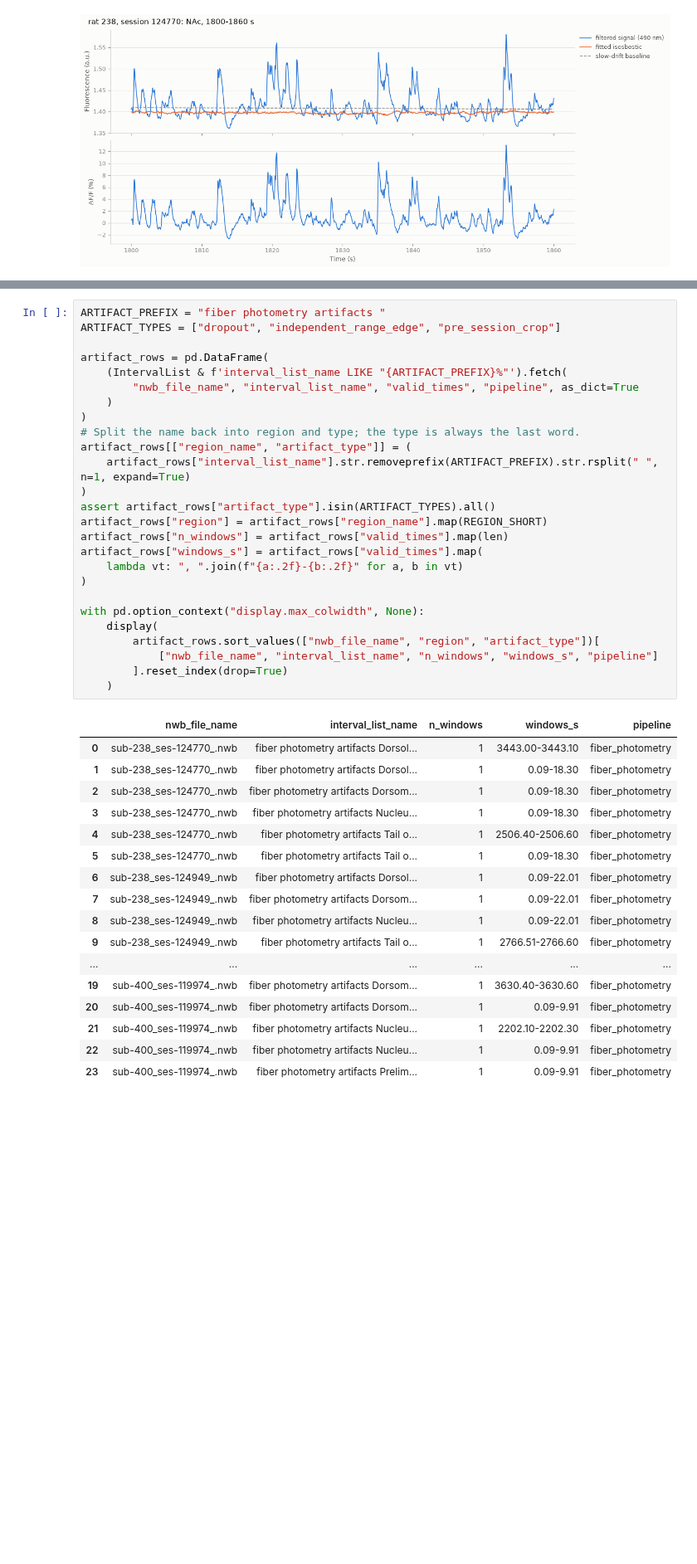
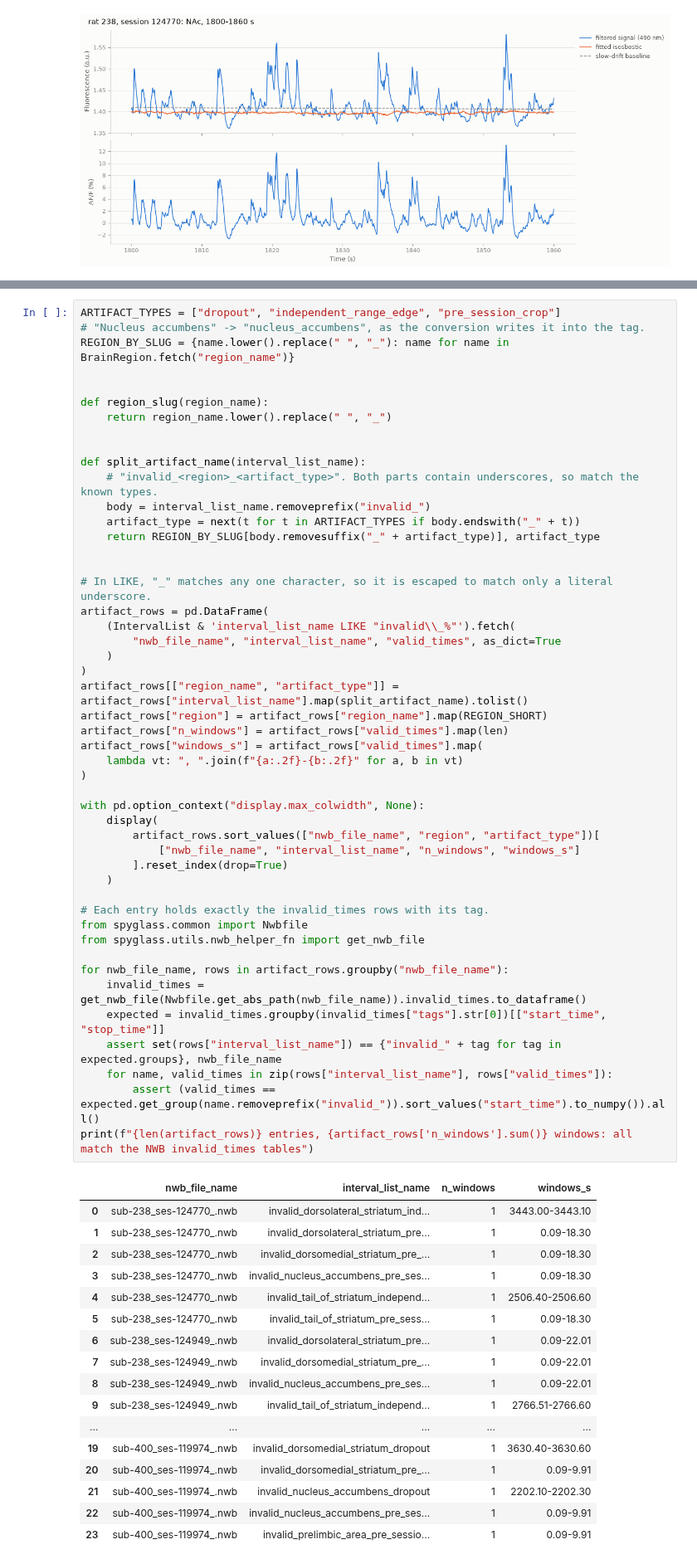
Before and after one commit to catalystneuro/hanks-lab-to-nwb, a Jupyter notebook: spyglass/tutorials/spyglass_fiber_photometry_tutorial.ipynb, the cells around one changed output, grey strips where cells are left out. Shown at 83% size. Saved outputs shown, nothing was run; the diff lists cells and outputs as text; blank space fills up the shorter version.

```diff
--- a/spyglass/tutorials/spyglass_fiber_photometry_tutorial.ipynb
+++ b/spyglass/tutorials/spyglass_fiber_photometry_tutorial.ipynb
@@ -517,44 +519,66 @@ Spyglass does not ingest that table, so `spyglass/insert_intervals.py` inserts i
 # %%
-ARTIFACT_PREFIX = "fiber photometry artifacts "
 ARTIFACT_TYPES = ["dropout", "independent_range_edge", "pre_session_crop"]
+# "Nucleus accumbens" -> "nucleus_accumbens", as the conversion writes it into the tag.
+REGION_BY_SLUG = {name.lower().replace(" ", "_"): name for name in BrainRegion.fetch("region_name")}
 
+
+def region_slug(region_name):
+    return region_name.lower().replace(" ", "_")
+
+
+def split_artifact_name(interval_list_name):
+    # "invalid_<region>_<artifact_type>". Both parts contain underscores, so match the known types.
+    body = interval_list_name.removeprefix("invalid_")
+    artifact_type = next(t for t in ARTIFACT_TYPES if body.endswith("_" + t))
+    return REGION_BY_SLUG[body.removesuffix("_" + artifact_type)], artifact_type
+
+
+# In LIKE, "_" matches any one character, so it is escaped to match only a literal underscore.
 artifact_rows = pd.DataFrame(
-    (IntervalList & f'interval_list_name LIKE "{ARTIFACT_PREFIX}%"').fetch(
-        "nwb_file_name", "interval_list_name", "valid_times", "pipeline", as_dict=True
+    (IntervalList & 'interval_list_name LIKE "invalid\\_%"').fetch(
+        "nwb_file_name", "interval_list_name", "valid_times", as_dict=True
     )
 )
-# Split the name back into region and type; the type is always the last word.
-artifact_rows[["region_name", "artifact_type"]] = (
-    artifact_rows["interval_list_name"].str.removeprefix(ARTIFACT_PREFIX).str.rsplit(" ", n=1, expand=True)
-)
-assert artifact_rows["artifact_type"].isin(ARTIFACT_TYPES).all()
+artifact_rows[["region_name", "artifact_type"]] = artifact_rows["interval_list_name"].map(split_artifact_name).tolist()
 artifact_rows["region"] = artifact_rows["region_name"].map(REGION_SHORT)
 artifact_rows["n_windows"] = artifact_rows["valid_times"].map(len)
 artifact_rows["windows_s"] = artifact_rows["valid_times"].map(
     lambda vt: ", ".join(f"{a:.2f}-{b:.2f}" for a, b in vt)
 )
 
 with pd.option_context("display.max_colwidth", None):
     display(
         artifact_rows.sort_values(["nwb_file_name", "region", "artifact_type"])[
-            ["nwb_file_name", "interval_list_name", "n_windows", "windows_s", "pipeline"]
+            ["nwb_file_name", "interval_list_name", "n_windows", "windows_s"]
         ].reset_index(drop=True)
     )
+
+# Each entry holds exactly the invalid_times rows with its tag.
+from spyglass.common import Nwbfile
+from spyglass.utils.nwb_helper_fn import get_nwb_file
+
+for nwb_file_name, rows in artifact_rows.groupby("nwb_file_name"):
+    invalid_times = get_nwb_file(Nwbfile.get_abs_path(nwb_file_name)).invalid_times.to_dataframe()
+    expected = invalid_times.groupby(invalid_times["tags"].str[0])[["start_time", "stop_time"]]
+    assert set(rows["interval_list_name"]) == {"invalid_" + tag for tag in expected.groups}, nwb_file_name
+    for name, valid_times in zip(rows["interval_list_name"], rows["valid_times"]):
+        assert (valid_times == expected.get_group(name.removeprefix("invalid_")).sort_values("start_time").to_numpy()).all()
+print(f"{len(artifact_rows)} entries, {artifact_rows['n_windows'].sum()} windows: all match the NWB invalid_times tables")
 # %% [output]
-|  | nwb_file_name | interval_list_name | n_windows | windows_s | pipeline |
-| 0 | sub-238_ses-124770_.nwb | fiber photometry artifacts Dorsol... | 1 | 3443.00-3443.10 | fiber_photometry |
-| 1 | sub-238_ses-124770_.nwb | fiber photometry artifacts Dorsol... | 1 | 0.09-18.30 | fiber_photometry |
-| 2 | sub-238_ses-124770_.nwb | fiber photometry artifacts Dorsom... | 1 | 0.09-18.30 | fiber_photometry |
-| 3 | sub-238_ses-124770_.nwb | fiber photometry artifacts Nucleu... | 1 | 0.09-18.30 | fiber_photometry |
-| 4 | sub-238_ses-124770_.nwb | fiber photometry artifacts Tail o... | 1 | 2506.40-2506.60 | fiber_photometry |
-| 5 | sub-238_ses-124770_.nwb | fiber photometry artifacts Tail o... | 1 | 0.09-18.30 | fiber_photometry |
-| 6 | sub-238_ses-124949_.nwb | fiber photometry artifacts Dorsol... | 1 | 0.09-22.01 | fiber_photometry |
-| 7 | sub-238_ses-124949_.nwb | fiber photometry artifacts Dorsom... | 1 | 0.09-22.01 | fiber_photometry |
-| 8 | sub-238_ses-124949_.nwb | fiber photometry artifacts Nucleu... | 1 | 0.09-22.01 | fiber_photometry |
-| 9 | sub-238_ses-124949_.nwb | fiber photometry artifacts Tail o... | 1 | 2766.51-2766.60 | fiber_photometry |
-| ... | ... | ... | ... | ... | ... |
-| 19 | sub-400_ses-119974_.nwb | fiber photometry artifacts Dorsom... | 1 | 3630.40-3630.60 | fiber_photometry |
-| 20 | sub-400_ses-119974_.nwb | fiber photometry artifacts Dorsom... | 1 | 0.09-9.91 | fiber_photometry |
-| 21 | sub-400_ses-119974_.nwb | fiber photometry artifacts Nucleu... | 1 | 2202.10-2202.30 | fiber_photometry |
-| 22 | sub-400_ses-119974_.nwb | fiber photometry artifacts Nucleu... | 1 | 0.09-9.91 | fiber_photometry |
-| 23 | sub-400_ses-119974_.nwb | fiber photometry artifacts Prelim... | 1 | 0.09-9.91 | fiber_photometry |
+|  | nwb_file_name | interval_list_name | n_windows | windows_s |
+| 0 | sub-238_ses-124770_.nwb | invalid_dorsolateral_striatum_ind... | 1 | 3443.00-3443.10 |
+| 1 | sub-238_ses-124770_.nwb | invalid_dorsolateral_striatum_pre... | 1 | 0.09-18.30 |
+| 2 | sub-238_ses-124770_.nwb | invalid_dorsomedial_striatum_pre_... | 1 | 0.09-18.30 |
+| 3 | sub-238_ses-124770_.nwb | invalid_nucleus_accumbens_pre_ses... | 1 | 0.09-18.30 |
+| 4 | sub-238_ses-124770_.nwb | invalid_tail_of_striatum_independ... | 1 | 2506.40-2506.60 |
+| 5 | sub-238_ses-124770_.nwb | invalid_tail_of_striatum_pre_sess... | 1 | 0.09-18.30 |
+| 6 | sub-238_ses-124949_.nwb | invalid_dorsolateral_striatum_pre... | 1 | 0.09-22.01 |
+| 7 | sub-238_ses-124949_.nwb | invalid_dorsomedial_striatum_pre_... | 1 | 0.09-22.01 |
+| 8 | sub-238_ses-124949_.nwb | invalid_nucleus_accumbens_pre_ses... | 1 | 0.09-22.01 |
+| 9 | sub-238_ses-124949_.nwb | invalid_tail_of_striatum_independ... | 1 | 2766.51-2766.60 |
+| ... | ... | ... | ... | ... |
+| 19 | sub-400_ses-119974_.nwb | invalid_dorsomedial_striatum_dropout | 1 | 3630.40-3630.60 |
+| 20 | sub-400_ses-119974_.nwb | invalid_dorsomedial_striatum_pre_... | 1 | 0.09-9.91 |
+| 21 | sub-400_ses-119974_.nwb | invalid_nucleus_accumbens_dropout | 1 | 2202.10-2202.30 |
+| 22 | sub-400_ses-119974_.nwb | invalid_nucleus_accumbens_pre_ses... | 1 | 0.09-9.91 |
+| 23 | sub-400_ses-119974_.nwb | invalid_prelimbic_area_pre_sessio... | 1 | 0.09-9.91 |
```
Also changed, not shown: parts of 7 cells of this notebook, 2 other files.
